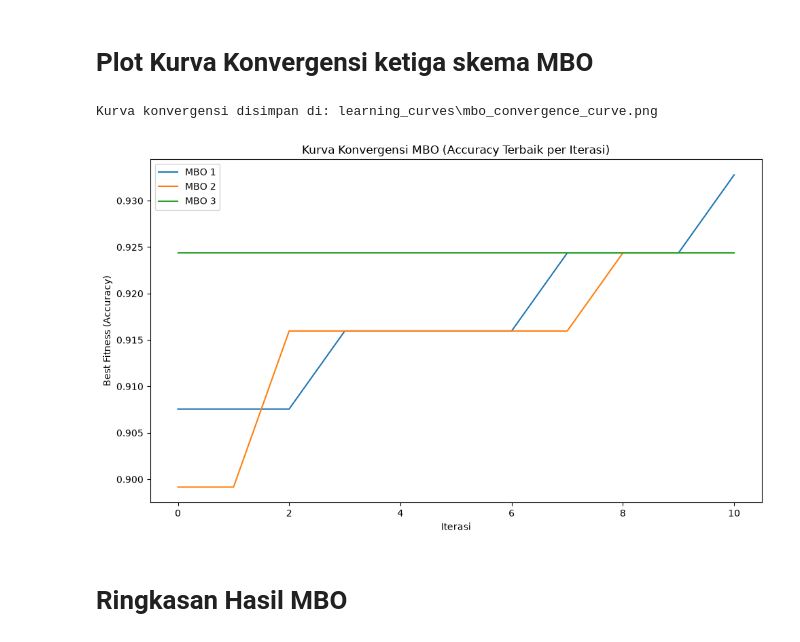
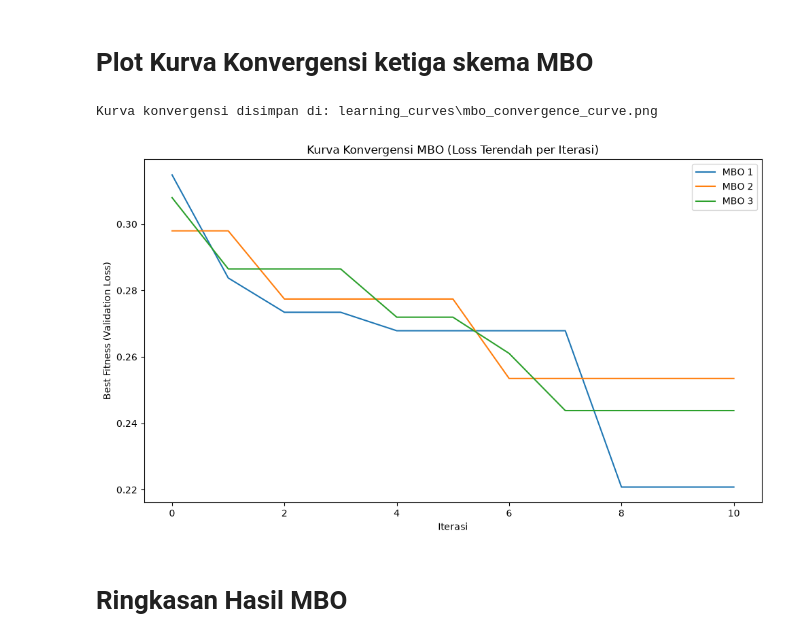
Before and after one commit to EmirAtthariq/Smiles2Vec_LSTM, a Jupyter notebook: smiles2vec_LSTM.ipynb, the cells around one changed output. Drawn from its saved outputs; the diff is of its cells as text; code cells hidden in the pictures.

```diff
--- a/smiles2vec_LSTM.ipynb
+++ b/smiles2vec_LSTM.ipynb
@@ -744,22 +744,22 @@ MENJALANKAN MBO 1 | Rasio Migrasi (p) = 0.1
 # %%
 plt.figure(figsize=(10, 6))
 
 for scheme_name, result in mbo_results.items():
     plt.plot(result["convergence_curve"], label=scheme_name)
 
-plt.title("Kurva Konvergensi MBO (Accuracy Terbaik per Iterasi)")
+plt.title("Kurva Konvergensi MBO (Loss Terendah per Iterasi)")
 plt.xlabel("Iterasi")
-plt.ylabel("Best Fitness (Accuracy)")
+plt.ylabel("Best Fitness (Validation Loss)")
 plt.legend()
 plt.tight_layout()
 
 save_path = os.path.join(SAVE_DIR, "mbo_convergence_curve.png")
 plt.savefig(save_path, dpi=150)
 print(f"Kurva konvergensi disimpan di: {save_path}")
 plt.show()
 # %% [output]
 Kurva konvergensi disimpan di: learning_curves\mbo_convergence_curve.png
-[figure, old version]
+[figure, new version]
 # %% [markdown]
 # Ringkasan Hasil MBO
 # %%
```
Also changed, not shown: parts of 16 cells of this notebook, 17 other files.
